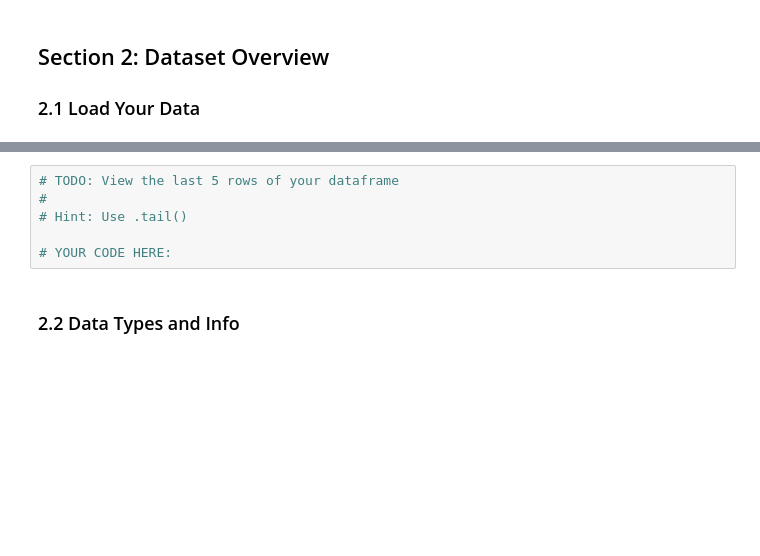
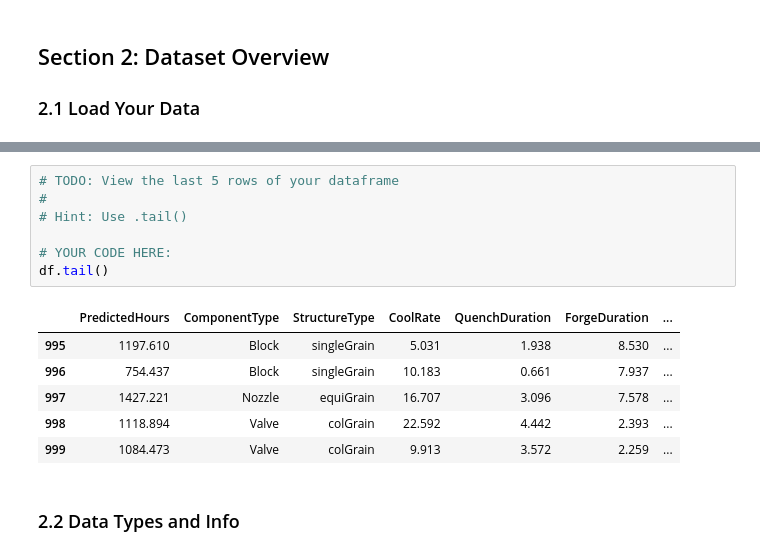
Before and after one commit to Jfrankgoff/individual-capstone-Jfrankgoff, a Jupyter notebook: notebooks/01_problem_statement_and_eda.ipynb, the cells around one changed output, grey strips where cells are left out. Drawn from its saved outputs; the diff is of its cells as text; blank space fills up the shorter version.

```diff
--- a/notebooks/01_problem_statement_and_eda.ipynb
+++ b/notebooks/01_problem_statement_and_eda.ipynb
@@ -123,9 +136,17 @@ print(df.columns.tolist())
 # %%
 # TODO: View the last 5 rows of your dataframe
 #
 # Hint: Use .tail()
 
 # YOUR CODE HERE:
+df.tail()
+# %% [output]
+|  | PredictedHours | ComponentType | StructureType | CoolRate | QuenchDuration | ForgeDuration | ... |
+| 995 | 1197.610 | Block | singleGrain | 5.031 | 1.938 | 8.530 | ... |
+| 996 | 754.437 | Block | singleGrain | 10.183 | 0.661 | 7.937 | ... |
+| 997 | 1427.221 | Nozzle | equiGrain | 16.707 | 3.096 | 7.578 | ... |
+| 998 | 1118.894 | Valve | colGrain | 22.592 | 4.442 | 2.393 | ... |
+| 999 | 1084.473 | Valve | colGrain | 9.913 | 3.572 | 2.259 | ... |
 # %% [markdown]
 ### 2.2 Data Types and Info
 # %%
```
Also changed, not shown: parts of 8 cells of this notebook.
